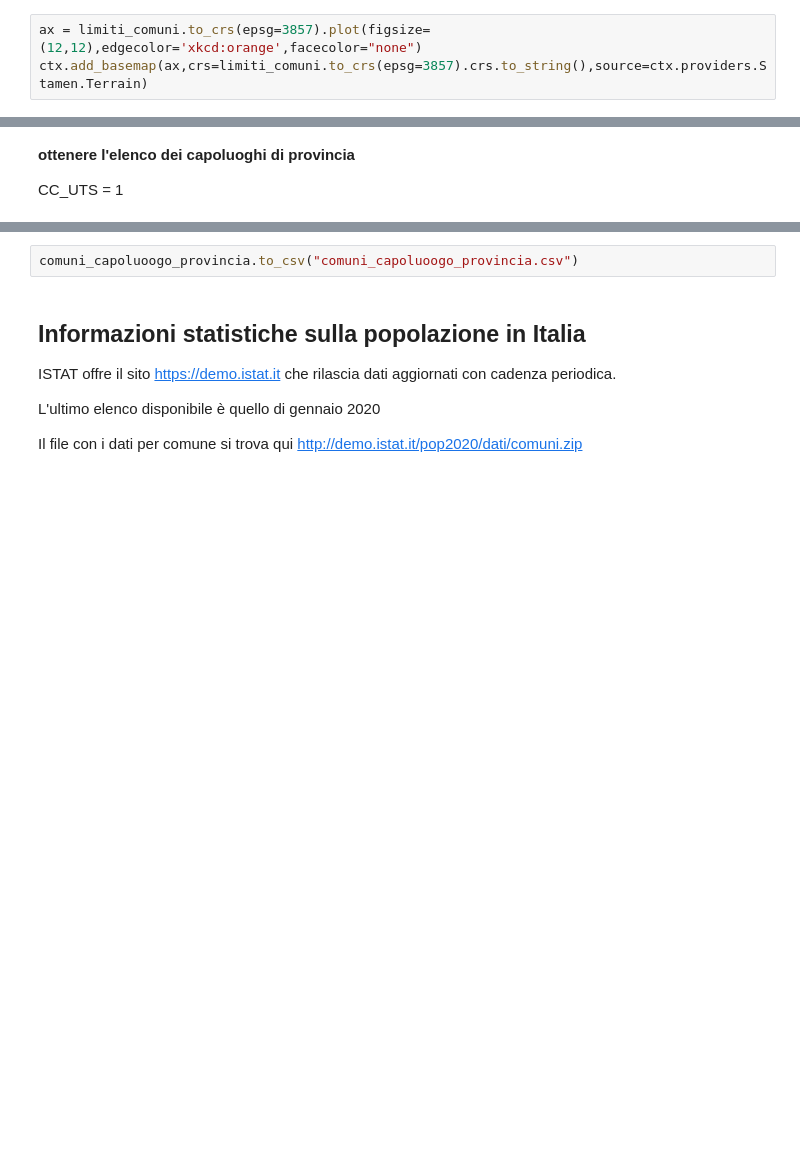
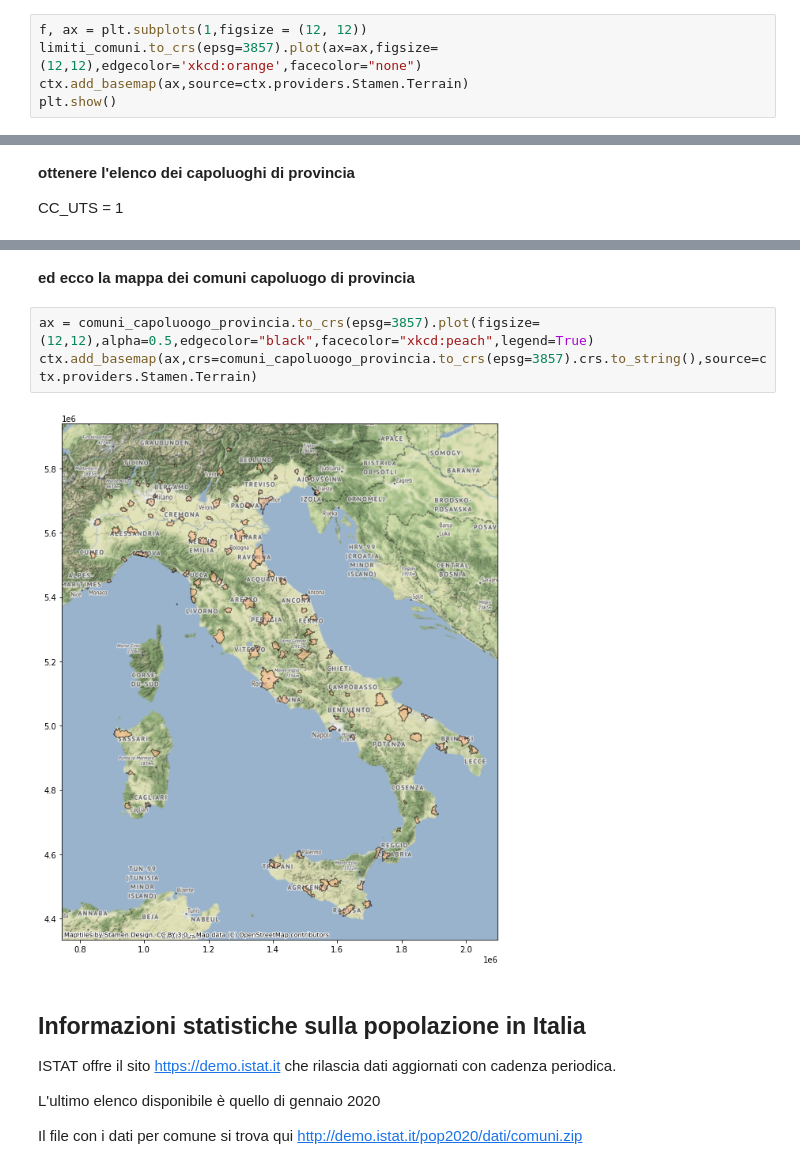
Before and after one commit to ondata/30cappa, a Jupyter notebook: script/conpython/30cappa.ipynb, the cells around one changed output, grey strips where cells are left out. Cells and saved outputs as stored; diff of their text form; blank space fills up the shorter version.

```diff
--- a/script/conpython/30cappa.ipynb
+++ b/script/conpython/30cappa.ipynb
@@ -69,8 +72,10 @@ limiti_comuni = gpd.read_file("Limiti01012020" + os.sep + "Com01012020" + os.sep
 # %% [markdown]
 ed ecco la mappa dei comuni d'Italia
 # %%
-ax = limiti_comuni.to_crs(epsg=3857).plot(figsize=(12,12),edgecolor='xkcd:orange',facecolor="none")
-ctx.add_basemap(ax,crs=limiti_comuni.to_crs(epsg=3857).crs.to_string(),source=ctx.providers.Stamen.Terrain)
+f, ax = plt.subplots(1,figsize = (12, 12))
+limiti_comuni.to_crs(epsg=3857).plot(ax=ax,figsize=(12,12),edgecolor='xkcd:orange',facecolor="none")
+ctx.add_basemap(ax,source=ctx.providers.Stamen.Terrain)
+plt.show()
 # %% [output]
 [figure]
 # %% [markdown]
@@ -123,5 +126,10 @@ export della tabella in formato csv
-# %%
-comuni_capoluoogo_provincia.to_csv("comuni_capoluoogo_provincia.csv")
+# %% [markdown]
+**ed ecco la mappa dei comuni capoluogo di provincia**
+# %%
+ax = comuni_capoluoogo_provincia.to_crs(epsg=3857).plot(figsize=(12,12),alpha=0.5,edgecolor="black",facecolor="xkcd:peach",legend=True)
+ctx.add_basemap(ax,crs=comuni_capoluoogo_provincia.to_crs(epsg=3857).crs.to_string(),source=ctx.providers.Stamen.Terrain)
+# %% [output]
+[figure, added]
 # %% [markdown]
 ## Informazioni statistiche sulla popolazione in Italia
 
```
Also changed, not shown: parts of 35 cells of this notebook, 1 other file.
